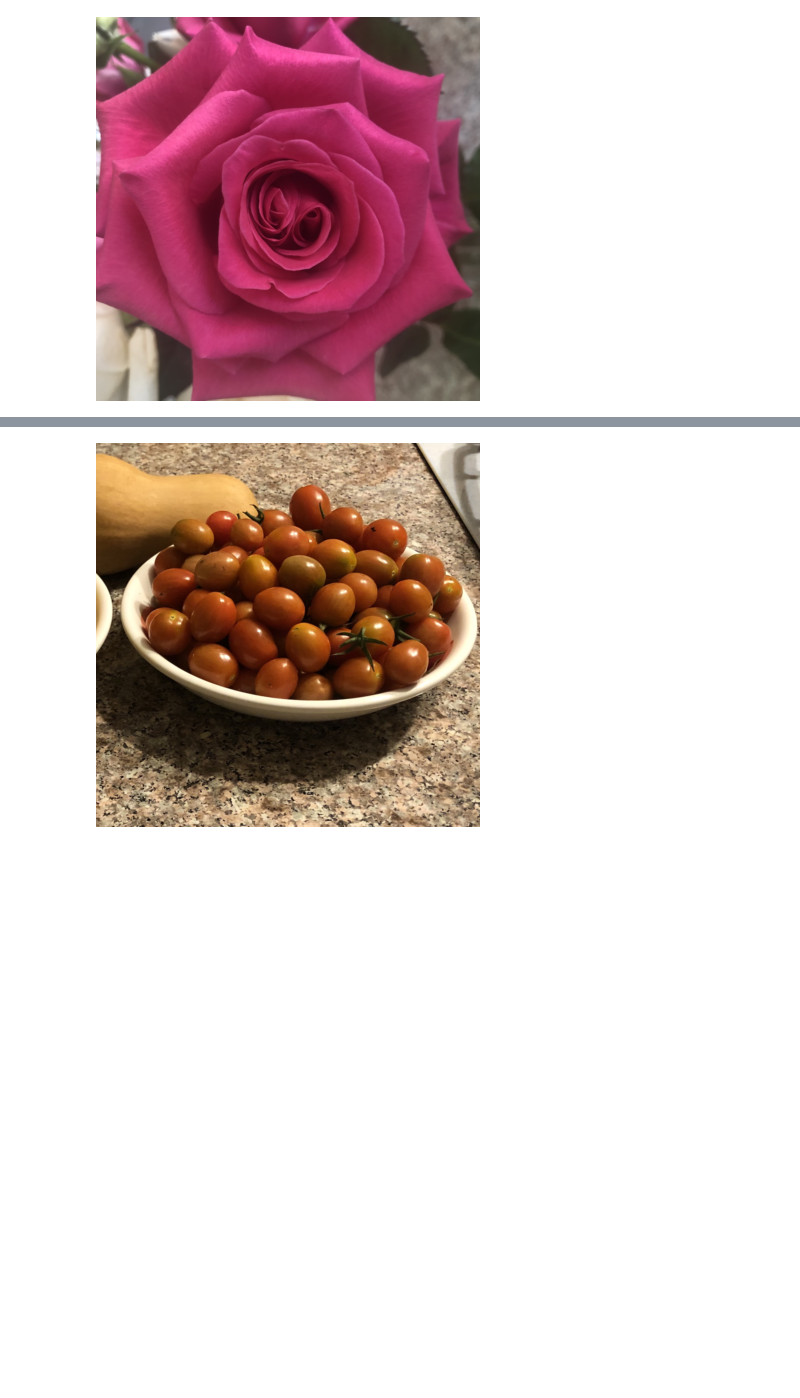
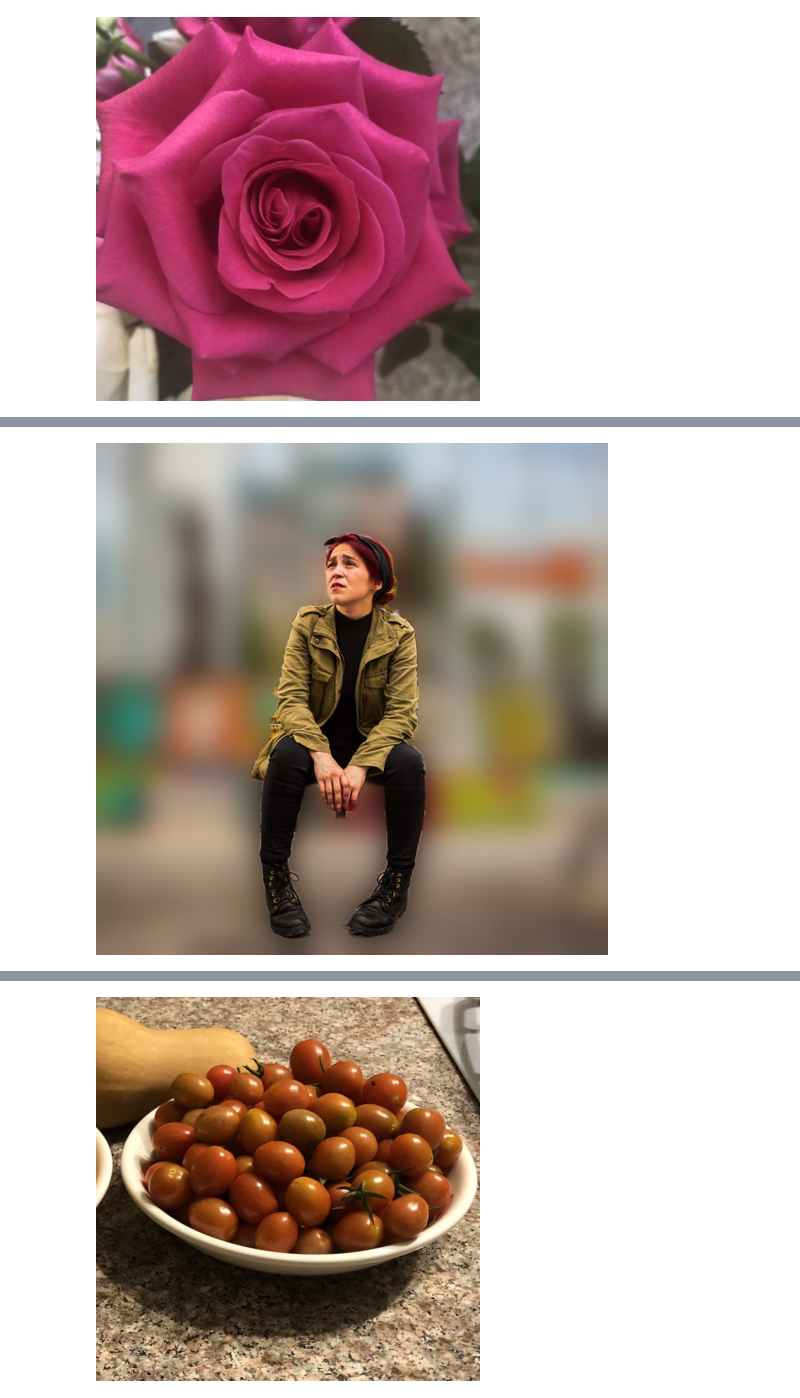
Before and after one commit to taskswithcode/InSPyReNet, a Jupyter notebook: TWCSOD.ipynb, the cells around one changed output, grey strips where cells are left out. Saved outputs shown, nothing was run; the diff lists cells and outputs as text; code cells hidden in the pictures; blank space fills up the shorter version.

```diff
--- a/TWCSOD.ipynb
+++ b/TWCSOD.ipynb
@@ -204 +65,6 @@ display(pil_im)
+# %%
+pil_im = Image.open('results/sample5.png')
+display(pil_im)
+# %% [output]
+[figure, added]
 # %%
```
Also changed, not shown: parts of 24 cells of this notebook.
